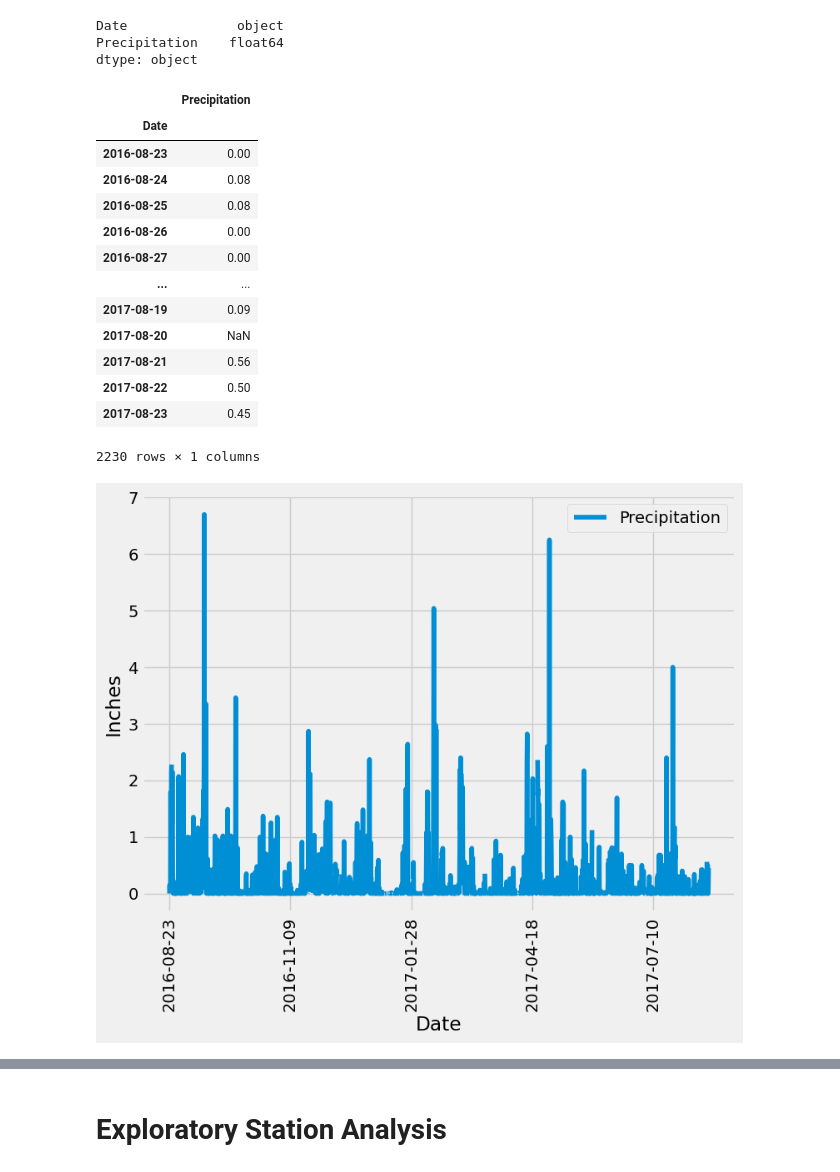
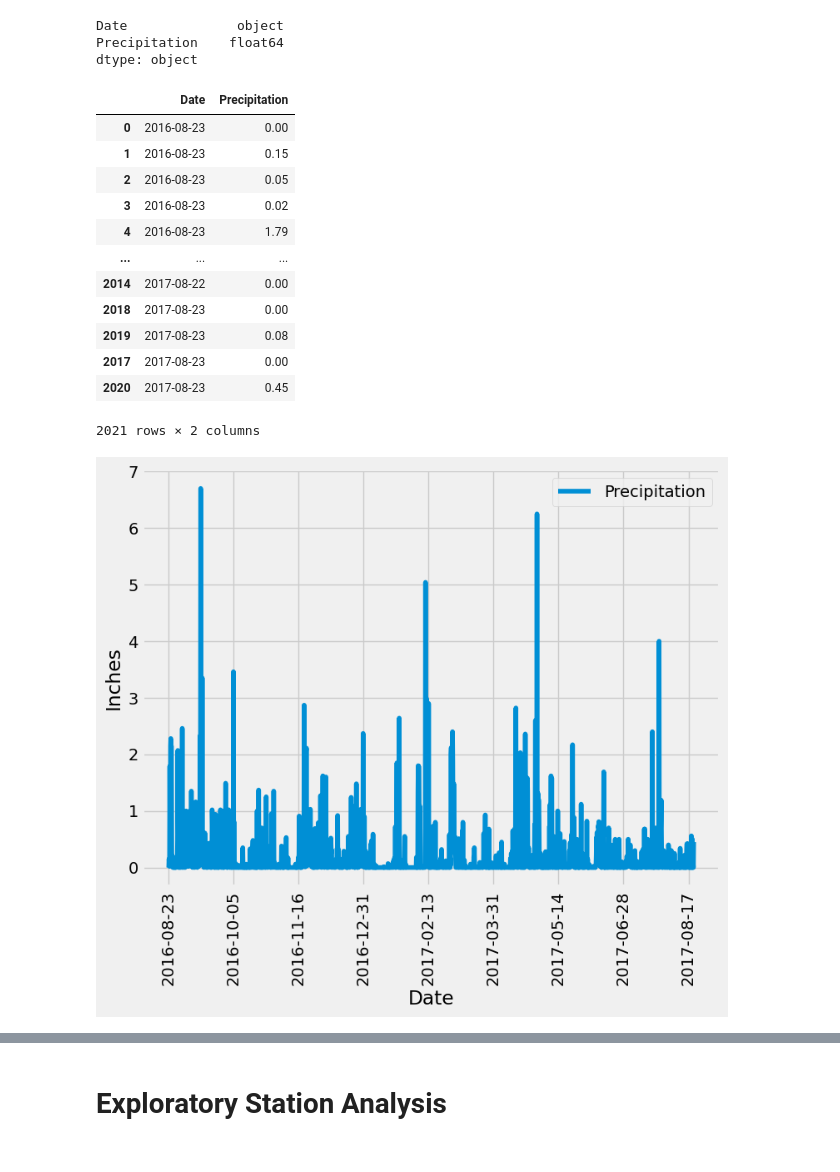
Before and after one commit to TRegan5/sqlalchemy-challenge, a Jupyter notebook: SurfsUp/climate.ipynb, the cells around one changed output, grey strips where cells are left out. Drawn from its saved outputs; the diff is of its cells as text; code cells hidden in the pictures.

Commit message:
Completed precipitation analysis; need to return to clean-up plot axes, ticks, x-range

```diff
--- a/SurfsUp/climate.ipynb
+++ b/SurfsUp/climate.ipynb
@@ -56,6 +56,9 @@ print(last_year)
 # Perform a query to retrieve the date and precipitation scores
 last_yr_prcp = session.query(measurements.date, measurements.prcp).\
     filter(measurements.date >= last_year).\
+    filter(measurements.prcp != None).\
     order_by(measurements.date).all()
+# added filter to remove null precipitation measurements
+
 print(last_yr_prcp)
 # %% [output]
@@ -86,32 +89,31 @@ Precipitation    float64
 dtype: object
 # %%
 # Sort the dataframe by date
-prcp_df.set_index('Date', inplace=True)
-#prcp_df = prcp_df.sort_values('Date')
+#prcp_df.set_index('Date', inplace=True)
+prcp_df = prcp_df.sort_values('Date')
 prcp_df
 # %% [output]
-|  | Precipitation |
-| Date |  |
-| 2016-08-23 | 0.00 |
-| 2016-08-24 | 0.08 |
-| 2016-08-25 | 0.08 |
-| 2016-08-26 | 0.00 |
-| 2016-08-27 | 0.00 |
-| ... | ... |
-| 2017-08-19 | 0.09 |
-| 2017-08-20 | NaN |
-| 2017-08-21 | 0.56 |
-| 2017-08-22 | 0.50 |
-| 2017-08-23 | 0.45 |
+|  | Date | Precipitation |
+| 0 | 2016-08-23 | 0.00 |
+| 1 | 2016-08-23 | 0.15 |
+| 2 | 2016-08-23 | 0.05 |
+| 3 | 2016-08-23 | 0.02 |
+| 4 | 2016-08-23 | 1.79 |
+| ... | ... | ... |
+| 2014 | 2017-08-22 | 0.00 |
+| 2018 | 2017-08-23 | 0.00 |
+| 2019 | 2017-08-23 | 0.08 |
+| 2017 | 2017-08-23 | 0.00 |
+| 2020 | 2017-08-23 | 0.45 |
-2230 rows × 1 columns
+2021 rows × 2 columns
 # %%
 # Use Pandas Plotting with Matplotlib to plot the data
 prcp_df.plot(
     figsize=(8, 6), x='Date', #y='Precipitation',
-    xlabel='Date', ylabel='Inches'
+    xlabel='Date', ylabel='Inches', #xlim=[last_year, ]
 )
 plt.tight_layout()
 plt.xticks(rotation=90)
 plt.show()
 # %% [output]
-[figure, old version]
+[figure, new version]
```
Also changed, not shown: parts of 5 cells of this notebook.
